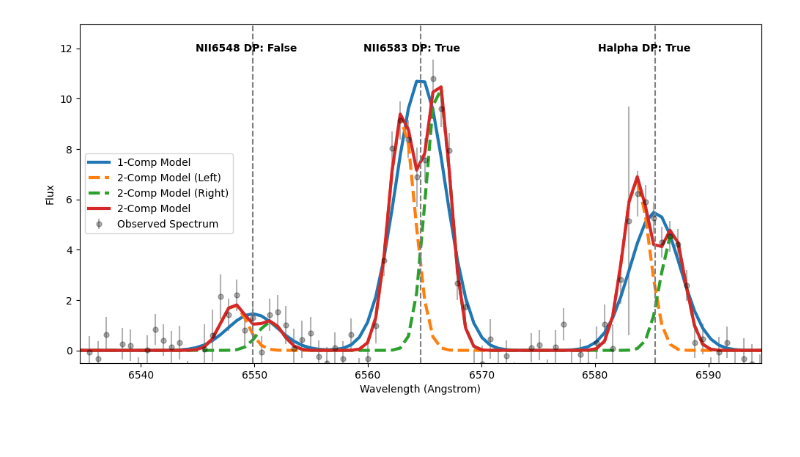
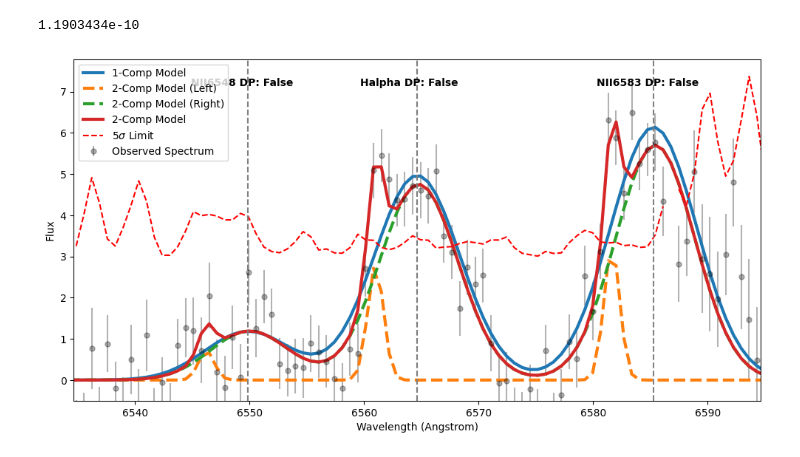
Before and after one commit to hyp0515/searching_inflow, a Jupyter notebook: fits_file.ipynb, the cells around one changed output. Drawn from its saved outputs; the diff is of its cells as text; code cells hidden in the pictures; blank space fills up the shorter version.

Commit message:
BACKUP (labeling pipeline is somehow broken)

```diff
--- a/fits_file.ipynb
+++ b/fits_file.ipynb
@@ -8,6 +8,6 @@ import matplotlib.pyplot as plt
 import numpy as np
 from astropy.table import Table
 # %%
-dp_samples = fits.open('sample_catalog.fits')
+dp_samples = fits.open('dp_sample_catalog.fits')
 dp_samples.info()
 # %% [output]
@@ -29,13 +32,15 @@ FIT = FitSpectrum()
 DP_SPECTRA = Spectrum(spectra_data, cigale_data, fastspecfit, load_targetID=samples_df['TARGETID'].to_list())
 DP_SPECTRA = DP_SPECTRA.stack_data()
 DP_SPECTRA = DP_SPECTRA.shift_to_rest_frame()
-DP_SPECTRA = FIT.label_emission_lines(DP_SPECTRA, 3)
+DP_SPECTRA = FIT.label_emission_lines(DP_SPECTRA, 5)
 # %%
 model_1comp = dp_samples[2].data
 model_2comp_l = dp_samples[3].data
 model_2comp_r = dp_samples[4].data
 # %%
-test_idx = 100
+test_idx = np.random.choice(len(samples_df), size=1, replace=False)[0]
+# test_id = 39627794254137309
+# test_idx = samples_df.index[samples_df['id'] == test_id].tolist()[0]
 test_1comp = model_1comp[test_idx]
 test_2comp_l = model_2comp_l[test_idx]
 test_2comp_r = model_2comp_r[test_idx]
@@ -63,35 +73,40 @@ samples_df.head(10)
+# %%
+print(samples_df.iloc[test_idx]['p_value'])
+# %% [output]
+1.1903434e-10
 # %%
 line_cols = ['OII3726', 'OII3729',
             'Hbeta',
             'OIII4959', 'OIII5007',
             'NII6548', 'Halpha', 'NII6583',
             'SII6716', 'SII6731']
-lines = [*OII_rest, *Hbeta_rest, *OIII_rest, *NII_rest, *Halpha_rest, *SII_rest]
+lines = [*OII_rest, *Hbeta_rest, *OIII_rest, NII_rest[0], *Halpha_rest, NII_rest[1], *SII_rest]
 
 plt.figure(figsize=(12,6))
 plt.errorbar(lam, flux, yerr=sigma, label='Observed Spectrum', fmt='o', color='k', markersize=5, alpha=0.3)
 plt.plot(lam, test_1comp, label='1-Comp Model', linewidth=3)
 plt.plot(lam, test_2comp_l, label='2-Comp Model (Left)', linestyle='--', linewidth=3)
 plt.plot(lam, test_2comp_r, label='2-Comp Model (Right)', linestyle='--', linewidth=3)
 plt.plot(lam, test_2comp, label='2-Comp Model', linewidth=3)
 # plt.plot(lam, emission, label='Emission Line Only', color='orange', alpha=0.7)
-# plt.plot(lam, 3*sigma, label=r'3$\sigma$ Limit', color='red', linestyle='--')
+plt.plot(lam, 5*sigma, label=r'5$\sigma$ Limit', color='red', linestyle='--')
 # plt.text(6550, 10, 'test', rotation=90, color='gray', fontsize=8)
 plt.xlabel('Wavelength (Angstrom)')
 plt.ylabel('Flux')
 plt.xlim([Halpha_rest[0]-30, Halpha_rest[0]+30])
 # plt.xlim([OII_rest[0]-30, OII_rest[1]+30])
+# plt.xlim([Hbeta_rest[0]-30, Hbeta_rest[0]+30])
 # plt.xlim([OIII_rest[0]-30, OIII_rest[1]+30])
 plt.ylim(bottom=-0.5, top=np.max(flux[(lam>plt.xlim()[0]) & (lam<plt.xlim()[1])])*1.2)
 
 for i, line in enumerate(lines):
     if line < plt.xlim()[0] or line > plt.xlim()[1]:
         continue
     else:
         plt.axvline(x=line, color='gray', linestyle='--')
         line_label = f'{line_cols[i]} DP: {samples_df[line_cols[i]+'_dp'].iloc[test_idx]}'
         plt.text(line-5, np.max(flux[(lam>plt.xlim()[0]) & (lam<plt.xlim()[1])])*1.1, line_label, color='k', fontsize=10, weight='bold')
 plt.legend()
 plt.show()
 # %% [output]
-[figure, old version]
+[figure, new version]
```
Also changed, not shown: parts of 4 cells of this notebook, 11 other files.
